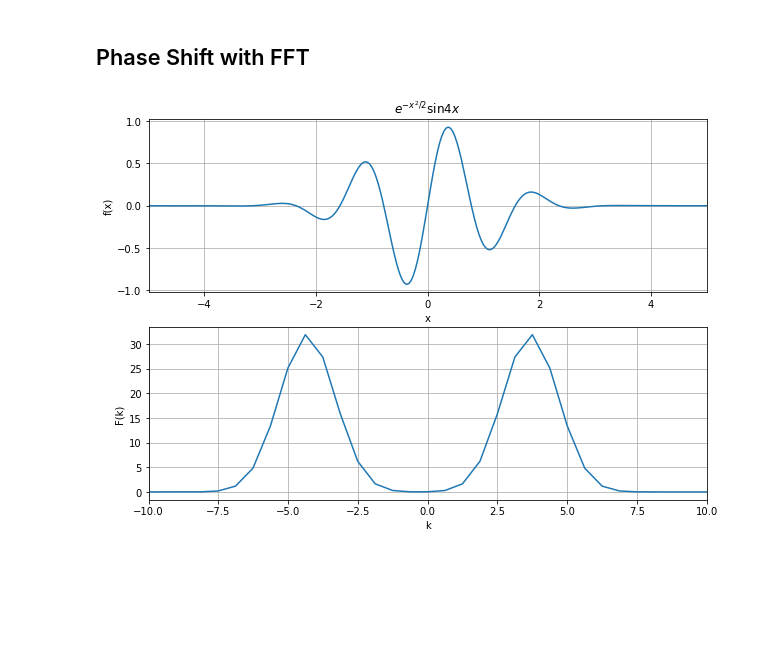
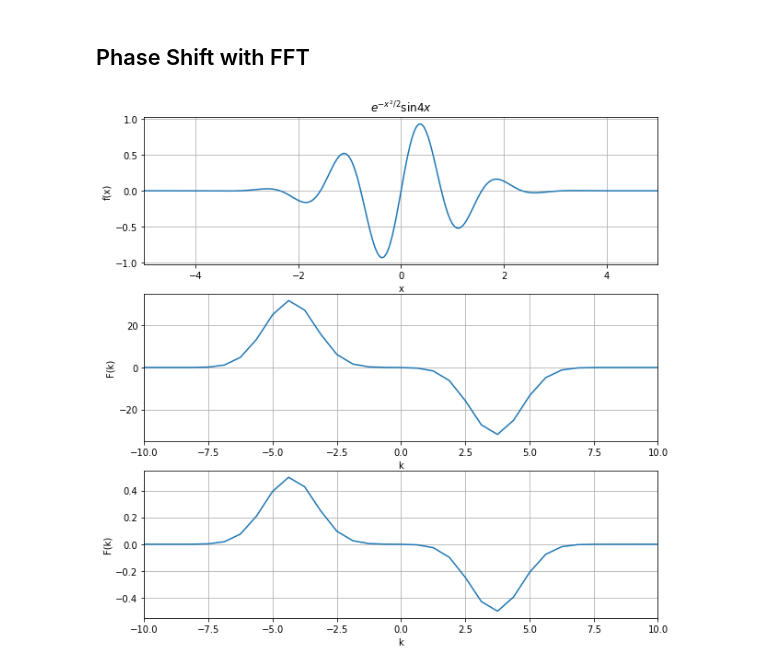
Before and after one commit to Little-old-brother-team/GroupWork, a Jupyter notebook: Review/9_Fourier.ipynb, the cells around one changed output. Cells and saved outputs as stored; diff of their text form; code cells hidden in the pictures; blank space fills up the shorter version.

```diff
--- a/Review/9_Fourier.ipynb
+++ b/Review/9_Fourier.ipynb
@@ -51,0 +44,8 @@ plt.xlim(-10,10)
+# %%
+# test:
+N = 201
+halfL = 5
+psi_func = lambda x: np.exp(-(x**2)/2)*np.sin(4*x)
+
+k, phi = ApproxFourier(psi_func, N, halfL)
+plt.plot(k, phi.imag)
@@ -90,0 +89,11 @@ ax.plot(x,dpsi_exact,'r', x,np.real(dpsi),'-.b')
+# %%
+# test:
+N = 201
+halfL = 5
+psi_func = lambda x: np.exp(-(x**2)/2) * np.sin(4*x)
+
+x, dpsi = FourierDiff(psi_func, N, halfL)
+
+dpsi_exact = -x * psi_func(x) + 4*np.exp(-(x**2)/2)*np.cos(4*x)
+fig,ax = plt.subplots()
+ax.plot(x,dpsi_exact,'r', x,np.real(dpsi),'-.b')
@@ -124,0 +134,15 @@ plt.show
+# %%
+N = 40
+halfL = 20
+func = lambda xgrid: np.sin(4*xgrid*np.pi/40)
+
+# define the x grid
+dx = (halfL - (-halfL))/N
+xgrid = np.arange(-halfL, halfL, dx)  #the last point should not be included in commit by zx
+f = func(xgrid)
+
+F = DiscFourier(f)
+plt.plot(xgrid, f)
+plt.show()
+plt.stem(F.imag)
+plt.show()
@@ -183,18 +219,24 @@ dk = 2*np.pi/(N*dx)
 kmax = np.pi/dx
 k = np.arange(-kmax, kmax, dk)
 # %%
-fig, ax = plt.subplots(2,1,figsize=(10,7))
+fig, ax = plt.subplots(3,1,figsize=(10,10))
 ax[0].set_title('$e^{-x^2/2}\sin4x$')
 ax[0].plot(x,psi)
 ax[0].set_xlim(-halfL,halfL)
 ax[0].set_xlabel('x')
 ax[0].set_ylabel('f(x)')
 ax[0].grid('on')
-ax[1].plot(k[0:len(x)],np.abs(phi))
+ax[1].plot(k[0:len(x)],phi.imag)
 ax[1].set_xlim(-10,10)
 ax[1].set_xlabel('k')
 ax[1].set_ylabel('F(k)')
 ax[1].grid('on')
+_, app_f = ApproxFourier(lambda x: np.exp(-(x**2)/2)*np.sin(4*x), N, halfL)
+ax[2].plot(k[0:len(x)], app_f.imag)
+ax[2].set_xlim(-10,10)
+ax[2].set_xlabel('k')
+ax[2].set_ylabel('F(k)')
+ax[2].grid('on')
 fig.show()
 # %% [output]
-[figure, old version]
+[figure, new version]
```
Also changed, not shown: parts of 10 cells of this notebook.
